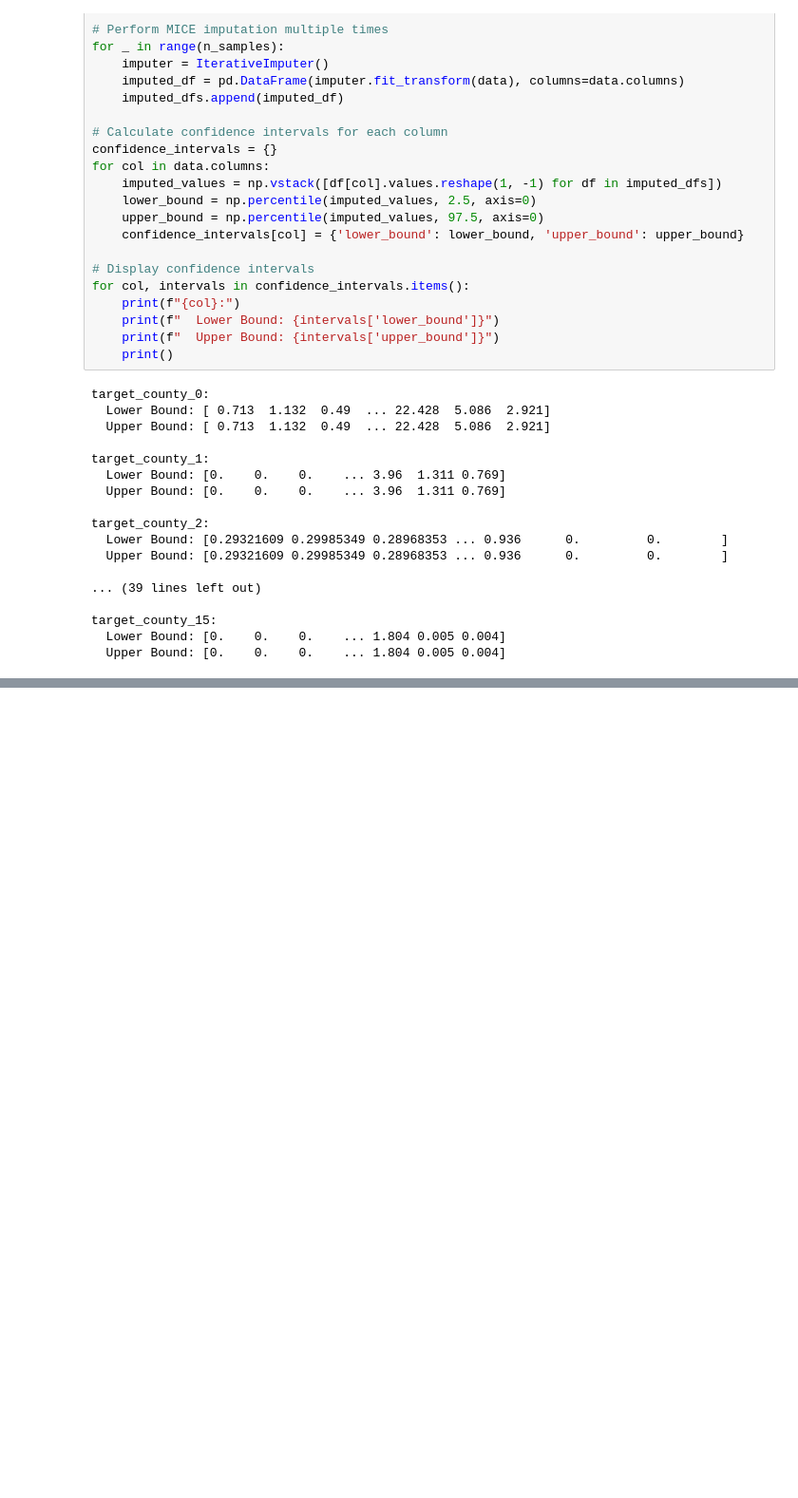
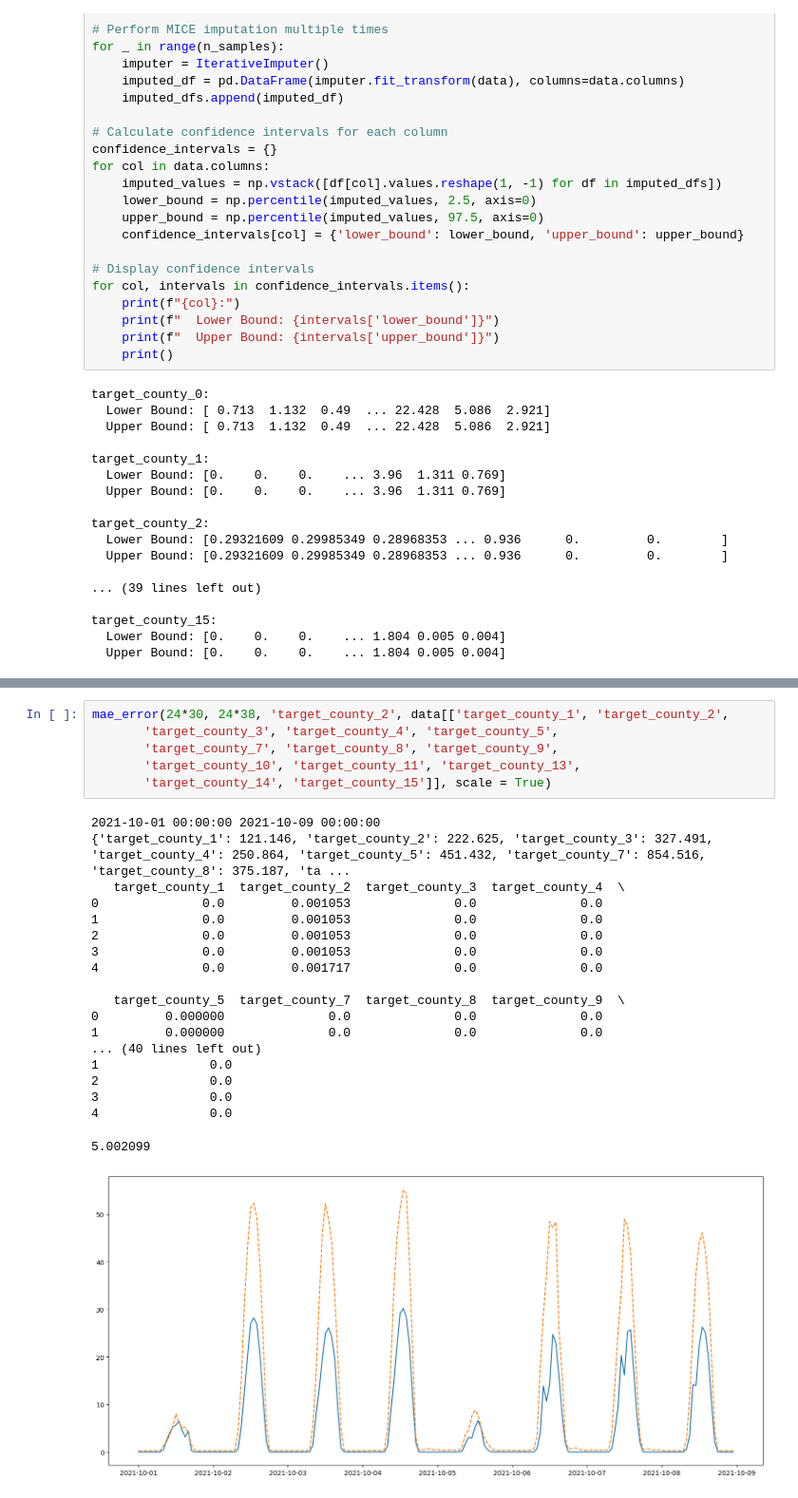
Before and after one commit to ababei/enefit, a Jupyter notebook: enefit-data-imputation.ipynb, the cells around one changed output, grey strips where cells are left out. Shown at 95% size. Saved outputs shown, nothing was run; the diff lists cells and outputs as text; blank space fills up the shorter version.

```diff
--- a/enefit-data-imputation.ipynb
+++ b/enefit-data-imputation.ipynb
@@ -201,0 +283,26 @@ target_county_15:
+# %%
+mae_error(24*30, 24*38, 'target_county_2', data[['target_county_1', 'target_county_2',
+       'target_county_3', 'target_county_4', 'target_county_5',
+       'target_county_7', 'target_county_8', 'target_county_9',
+       'target_county_10', 'target_county_11', 'target_county_13',
+       'target_county_14', 'target_county_15']], scale = True)
+# %% [output]
+2021-10-01 00:00:00 2021-10-09 00:00:00
+{'target_county_1': 121.146, 'target_county_2': 222.625, 'target_county_3': 327.491, 'target_county_4': 250.864, 'target_county_5': 451.432, 'target_county_7': 854.516, 'target_county_8': 375.187, 'ta ...
+   target_county_1  target_county_2  target_county_3  target_county_4  \
+0              0.0         0.001053              0.0              0.0
+1              0.0         0.001053              0.0              0.0
+2              0.0         0.001053              0.0              0.0
+3              0.0         0.001053              0.0              0.0
+4              0.0         0.001717              0.0              0.0
+
+   target_county_5  target_county_7  target_county_8  target_county_9  \
+0         0.000000              0.0              0.0              0.0
+1         0.000000              0.0              0.0              0.0
+... (40 lines left out)
+1               0.0
+2               0.0
+3               0.0
+4               0.0
+5.002099
+[figure, added]
```
Also changed, not shown: parts of 24 cells of this notebook.
